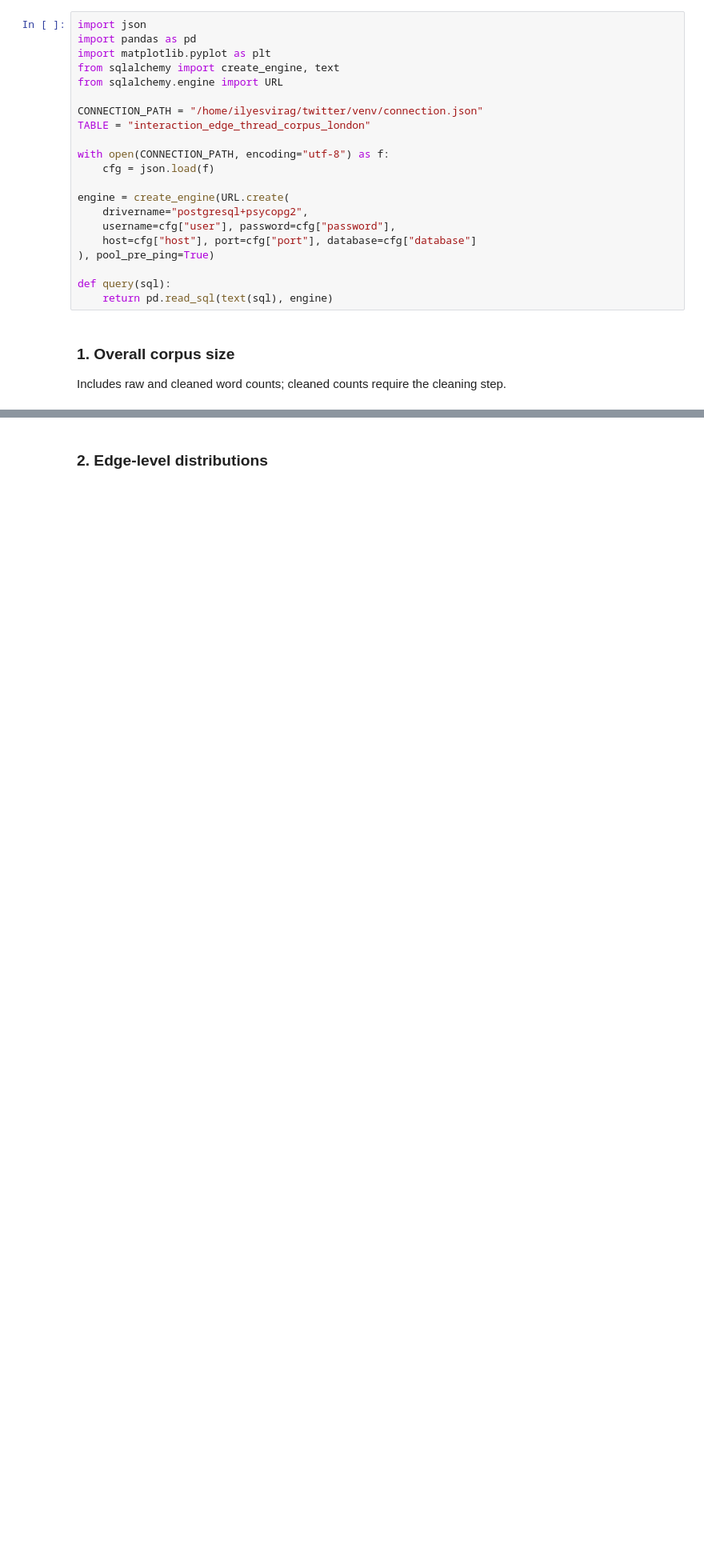
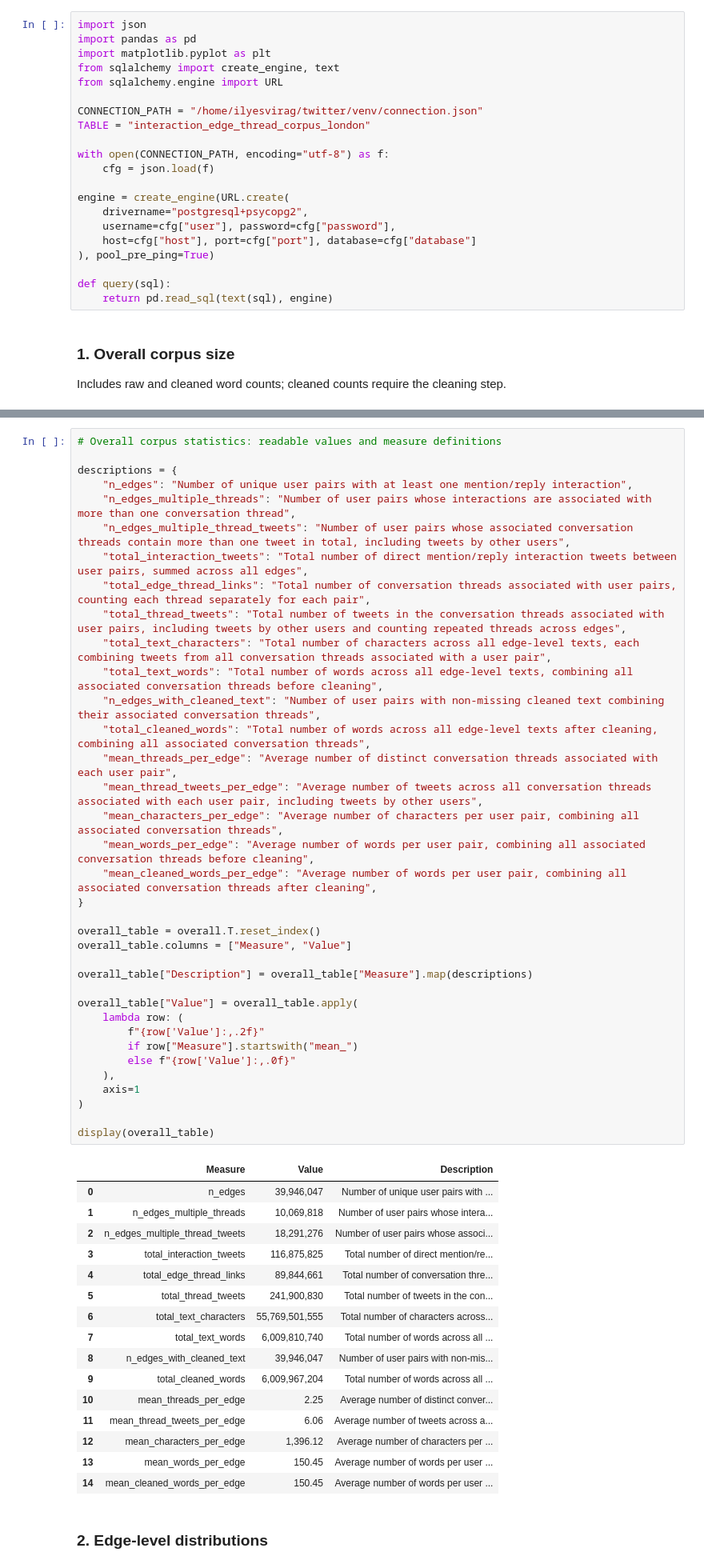
Before and after one commit to sandorjuhasz/eu_twitter_engineering, a Jupyter notebook: code/07_threads/05_edge_thread_corpus_descriptives.ipynb, the cells around one changed output, grey strips where cells are left out. Shown at 80% size. Drawn from its saved outputs; the diff is of its cells as text; blank space fills up the shorter version.

```diff
--- a/code/07_threads/05_edge_thread_corpus_descriptives.ipynb
+++ b/code/07_threads/05_edge_thread_corpus_descriptives.ipynb
@@ -52,3 +51,56 @@ overall.T
+# %%
+# Overall corpus statistics: readable values and measure definitions
+
+descriptions = {
+    "n_edges": "Number of unique user pairs with at least one mention/reply interaction",
+    "n_edges_multiple_threads": "Number of user pairs whose interactions are associated with more than one conversation thread",
+    "n_edges_multiple_thread_tweets": "Number of user pairs whose associated conversation threads contain more than one tweet in total, including tweets by other users",
+    "total_interaction_tweets": "Total number of direct mention/reply interaction tweets between user pairs, summed across all edges",
+    "total_edge_thread_links": "Total number of conversation threads associated with user pairs, counting each thread separately for each pair",
+    "total_thread_tweets": "Total number of tweets in the conversation threads associated with user pairs, including tweets by other users and counting repeated threads across edges",
+    "total_text_characters": "Total number of characters across all edge-level texts, each combining tweets from all conversation threads associated with a user pair",
+    "total_text_words": "Total number of words across all edge-level texts, combining all associated conversation threads before cleaning",
+    "n_edges_with_cleaned_text": "Number of user pairs with non-missing cleaned text combining their associated conversation threads",
+    "total_cleaned_words": "Total number of words across all edge-level texts after cleaning, combining all associated conversation threads",
+    "mean_threads_per_edge": "Average number of distinct conversation threads associated with each user pair",
+    "mean_thread_tweets_per_edge": "Average number of tweets across all conversation threads associated with each user pair, including tweets by other users",
+    "mean_characters_per_edge": "Average number of characters per user pair, combining all associated conversation threads",
+    "mean_words_per_edge": "Average number of words per user pair, combining all associated conversation threads before cleaning",
+    "mean_cleaned_words_per_edge": "Average number of words per user pair, combining all associated conversation threads after cleaning",
+}
+
+overall_table = overall.T.reset_index()
+overall_table.columns = ["Measure", "Value"]
+
+overall_table["Description"] = overall_table["Measure"].map(descriptions)
+
+overall_table["Value"] = overall_table.apply(
+    lambda row: (
+        f"{row['Value']:,.2f}"
+        if row["Measure"].startswith("mean_")
+        else f"{row['Value']:,.0f}"
+    ),
+    axis=1
+)
+
+display(overall_table)
+# %% [output]
+|  | Measure | Value | Description |
+| 0 | n_edges | 39,946,047 | Number of unique user pairs with ... |
+| 1 | n_edges_multiple_threads | 10,069,818 | Number of user pairs whose intera... |
+| 2 | n_edges_multiple_thread_tweets | 18,291,276 | Number of user pairs whose associ... |
+| 3 | total_interaction_tweets | 116,875,825 | Total number of direct mention/re... |
+| 4 | total_edge_thread_links | 89,844,661 | Total number of conversation thre... |
+| 5 | total_thread_tweets | 241,900,830 | Total number of tweets in the con... |
+| 6 | total_text_characters | 55,769,501,555 | Total number of characters across... |
+| 7 | total_text_words | 6,009,810,740 | Total number of words across all ... |
+| 8 | n_edges_with_cleaned_text | 39,946,047 | Number of user pairs with non-mis... |
+| 9 | total_cleaned_words | 6,009,967,204 | Total number of words across all ... |
+| 10 | mean_threads_per_edge | 2.25 | Average number of distinct conver... |
+| 11 | mean_thread_tweets_per_edge | 6.06 | Average number of tweets across a... |
+| 12 | mean_characters_per_edge | 1,396.12 | Average number of characters per ... |
+| 13 | mean_words_per_edge | 150.45 | Average number of words per user ... |
+| 14 | mean_cleaned_words_per_edge | 150.45 | Average number of words per user ... |
 # %% [markdown]
 ### 2. Edge-level distributions
 # %%
```
Also changed, not shown: parts of 25 cells of this notebook, 1 other file.
